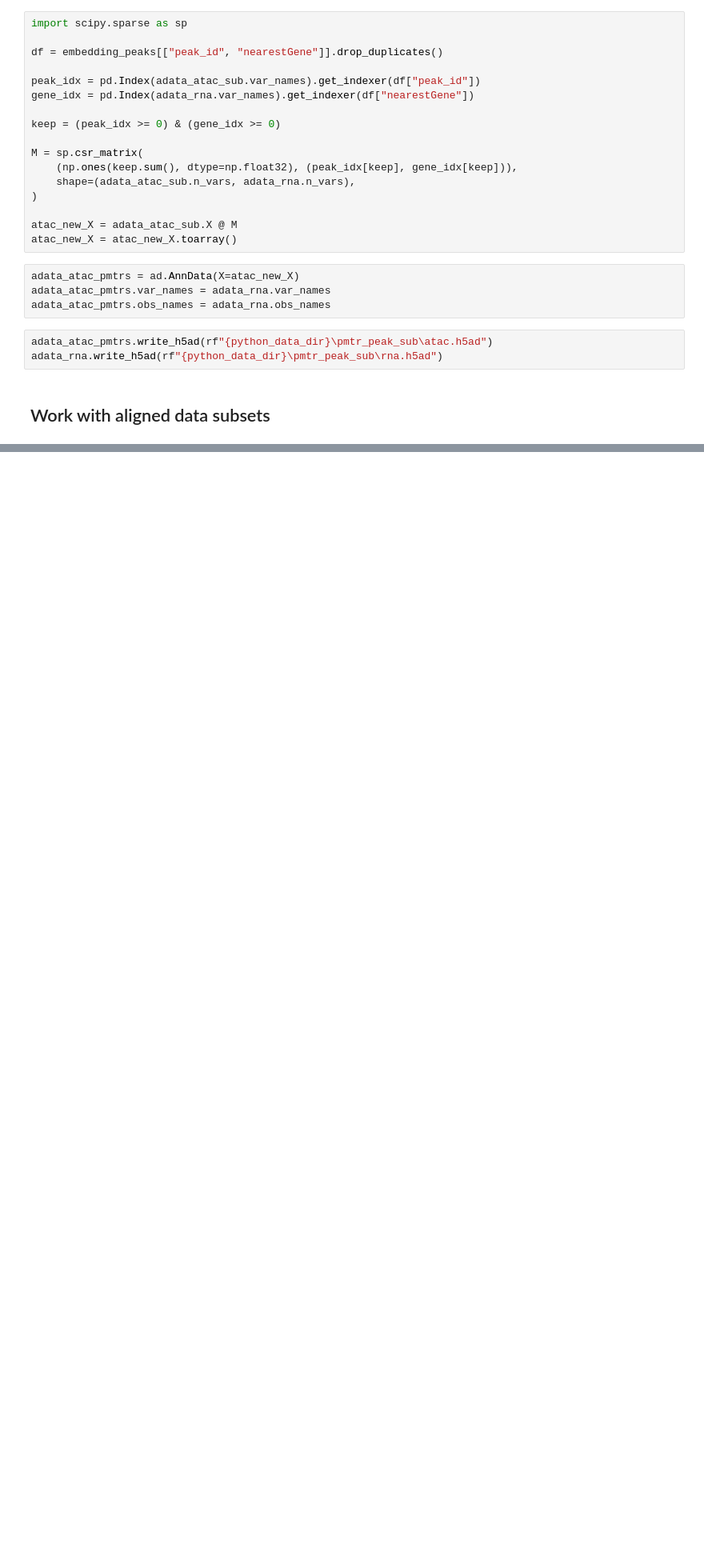
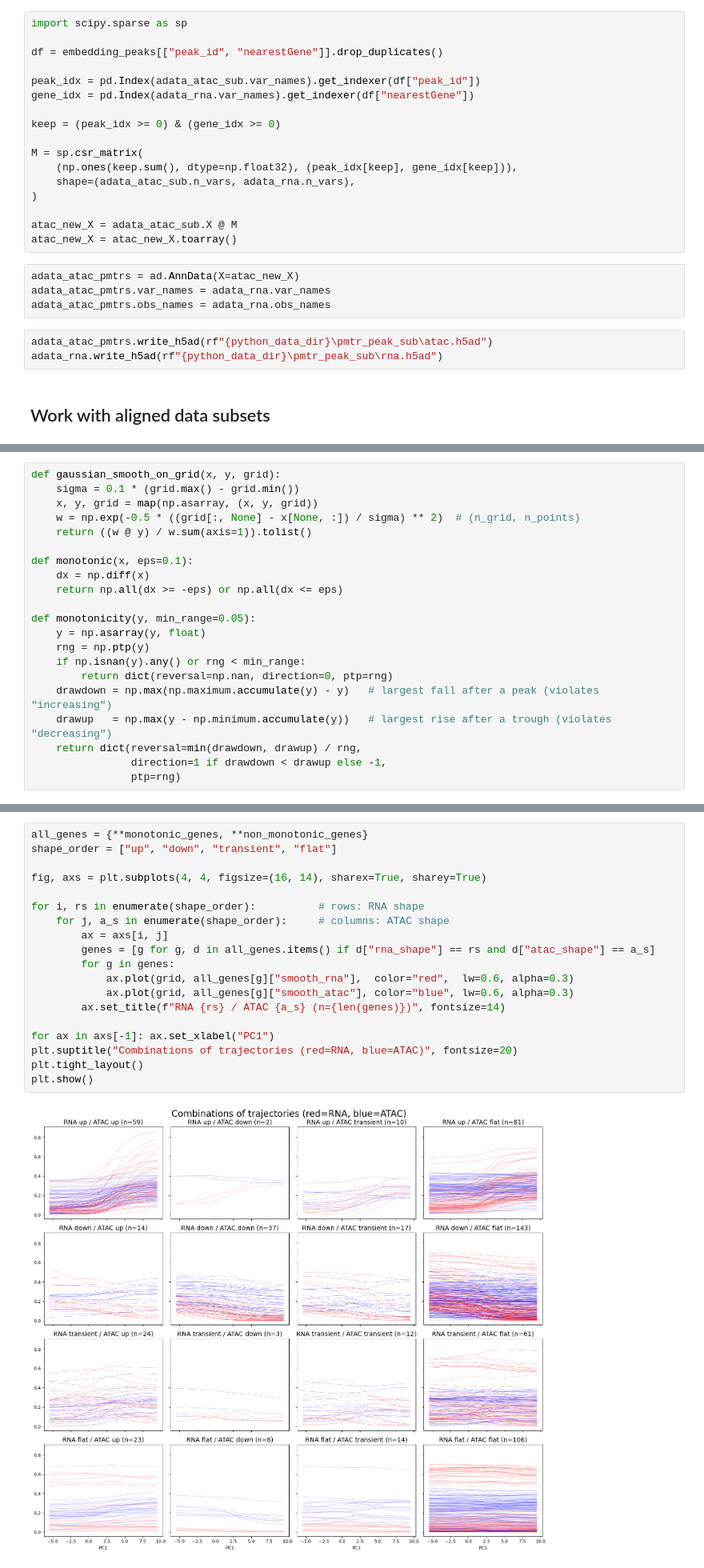
Before and after one commit to N1klasSchmidt/DynaVelo_testing, a Jupyter notebook: velocity_analyses/chromatin_velocity.ipynb, the cells around one changed output, grey strips where cells are left out. Shown at 80% size. Cells and saved outputs as stored; diff of their text form; blank space fills up the shorter version.

```diff
--- a/velocity_analyses/chromatin_velocity.ipynb
+++ b/velocity_analyses/chromatin_velocity.ipynb
@@ -142,0 +129,21 @@ adata_rna.write_h5ad(rf"{python_data_dir}\pmtr_peak_sub\rna.h5ad")
+# %%
+def gaussian_smooth_on_grid(x, y, grid):
+    sigma = 0.1 * (grid.max() - grid.min())
+    x, y, grid = map(np.asarray, (x, y, grid))
+    w = np.exp(-0.5 * ((grid[:, None] - x[None, :]) / sigma) ** 2)  # (n_grid, n_points)
+    return ((w @ y) / w.sum(axis=1)).tolist()
+
+def monotonic(x, eps=0.1):
+    dx = np.diff(x)
+    return np.all(dx >= -eps) or np.all(dx <= eps)
+
+def monotonicity(y, min_range=0.05):
+    y = np.asarray(y, float)
+    rng = np.ptp(y)
+    if np.isnan(y).any() or rng < min_range:
+        return dict(reversal=np.nan, direction=0, ptp=rng)
+    drawdown = np.max(np.maximum.accumulate(y) - y)   # largest fall after a peak (violates "increasing")
+    drawup   = np.max(y - np.minimum.accumulate(y))   # largest rise after a trough (violates "decreasing")
+    return dict(reversal=min(drawdown, drawup) / rng,
+                direction=1 if drawdown < drawup else -1,
+                ptp=rng)
@@ -142,0 +252,21 @@ adata_rna.write_h5ad(rf"{python_data_dir}\pmtr_peak_sub\rna.h5ad")
+# %%
+all_genes = {**monotonic_genes, **non_monotonic_genes}
+shape_order = ["up", "down", "transient", "flat"]
+
+fig, axs = plt.subplots(4, 4, figsize=(16, 14), sharex=True, sharey=True)
+
+for i, rs in enumerate(shape_order):          # rows: RNA shape
+    for j, a_s in enumerate(shape_order):     # columns: ATAC shape
+        ax = axs[i, j]
+        genes = [g for g, d in all_genes.items() if d["rna_shape"] == rs and d["atac_shape"] == a_s]
+        for g in genes:
+            ax.plot(grid, all_genes[g]["smooth_rna"],  color="red",  lw=0.6, alpha=0.3)
+            ax.plot(grid, all_genes[g]["smooth_atac"], color="blue", lw=0.6, alpha=0.3)
+        ax.set_title(f"RNA {rs} / ATAC {a_s} (n={len(genes)})", fontsize=14)
+
+for ax in axs[-1]: ax.set_xlabel("PC1")
+plt.suptitle("Combinations of trajectories (red=RNA, blue=ATAC)", fontsize=20)
+plt.tight_layout()
+plt.show()
+# %% [output]
+[figure, added]
```
Also changed, not shown: parts of 56 cells of this notebook.
